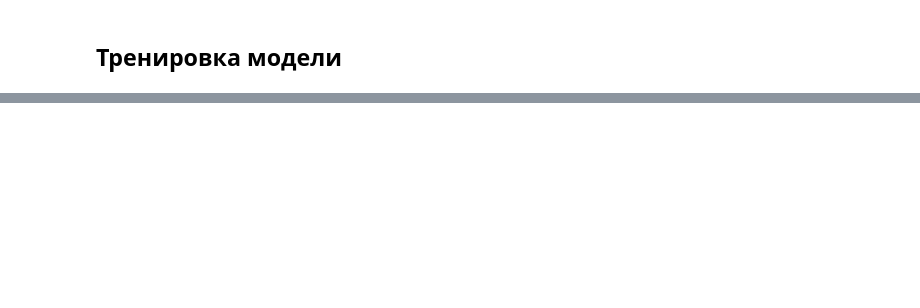
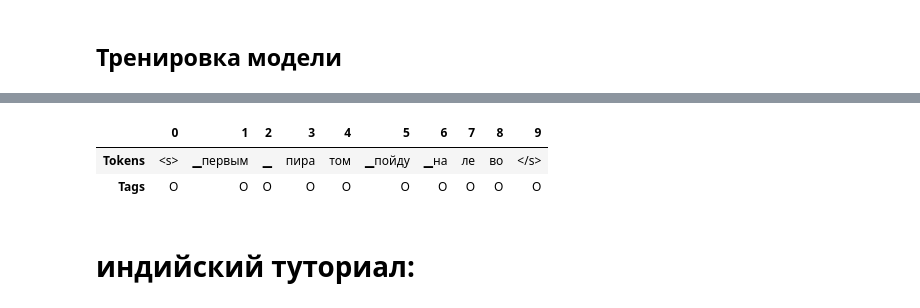
Before and after one commit to MrTyoom/Project-Jackal, a Jupyter notebook: NER_DEMO_create-data_for_&train.ipynb, the cells around one changed output, grey strips where cells are left out. Drawn from its saved outputs; the diff is of its cells as text; code cells hidden in the pictures; blank space fills up the shorter version.

```diff
--- a/NER_DEMO_create-data_for_&train.ipynb
+++ b/NER_DEMO_create-data_for_&train.ipynb
@@ -365,0 +505,3 @@ for ent in doc.ents:
+# %%
+# делаем один длинный текст из всего датасета:
+all_commands_str = ' '.join(all_commands_list)
@@ -365,0 +829,16 @@ for ent in doc.ents:
+# %%
+import torch
+from transformers import AutoConfig
+from transformers.models.roberta.modeling_roberta import RobertaForTokenClassification
+
+device = torch.device("cuda" if torch.cuda.is_available() else "cpu")
+
+xlmr_config = AutoConfig.from_pretrained(
+  "xlm-roberta-base",
+  num_labels=tags.num_classes,
+  id2label=index2tag,
+  label2id=tag2index
+)
+model = (RobertaForTokenClassification
+         .from_pretrained("xlm-roberta-base", config=xlmr_config)
+         .to(device))
@@ -365,0 +1009,34 @@ for ent in doc.ents:
+# %%
+from datasets import Dataset
+import torch
+from torch.utils.data import DataLoader
+import pandas as pd
+
+# create dataset for prediction
+sample_encoding = xlmr_tokenizer([
+  "первым пиратом пойду налево",
+], truncation=True, max_length=512)
+sample_dataset = Dataset.from_dict(sample_encoding)
+sample_dataset = sample_dataset.with_format("torch")
+
+# predict
+sample_dataloader = DataLoader(sample_dataset, batch_size=1)
+tokens = []
+labels = []
+for batch in sample_dataloader:
+  # predict
+  with torch.no_grad():
+    output = model(batch["input_ids"].to(device), batch["attention_mask"].to(device))
+  predicted_label_id = torch.argmax(output.logits, axis=-1).cpu().numpy()
+  # create output
+  tokens.append(xlmr_tokenizer.convert_ids_to_tokens(batch["input_ids"][0]))
+  labels.append([index2tag[i] for i in predicted_label_id[0]])
+
+# show the first result
+pd.DataFrame([tokens[0], labels[0]], index=["Tokens", "Tags"])
+# %% [output]
+|  | 0 | 1 | 2 | 3 | 4 | 5 | 6 | 7 | 8 | 9 |
+| Tokens | <s> | ▁первым | ▁ | пира | том | ▁пойду | ▁на | ле | во | </s> |
+| Tags | O | O | O | O | O | O | O | O | O | O |
+# %% [markdown]
+# индийский туториал:
```
Also changed, not shown: parts of 85 cells of this notebook.
